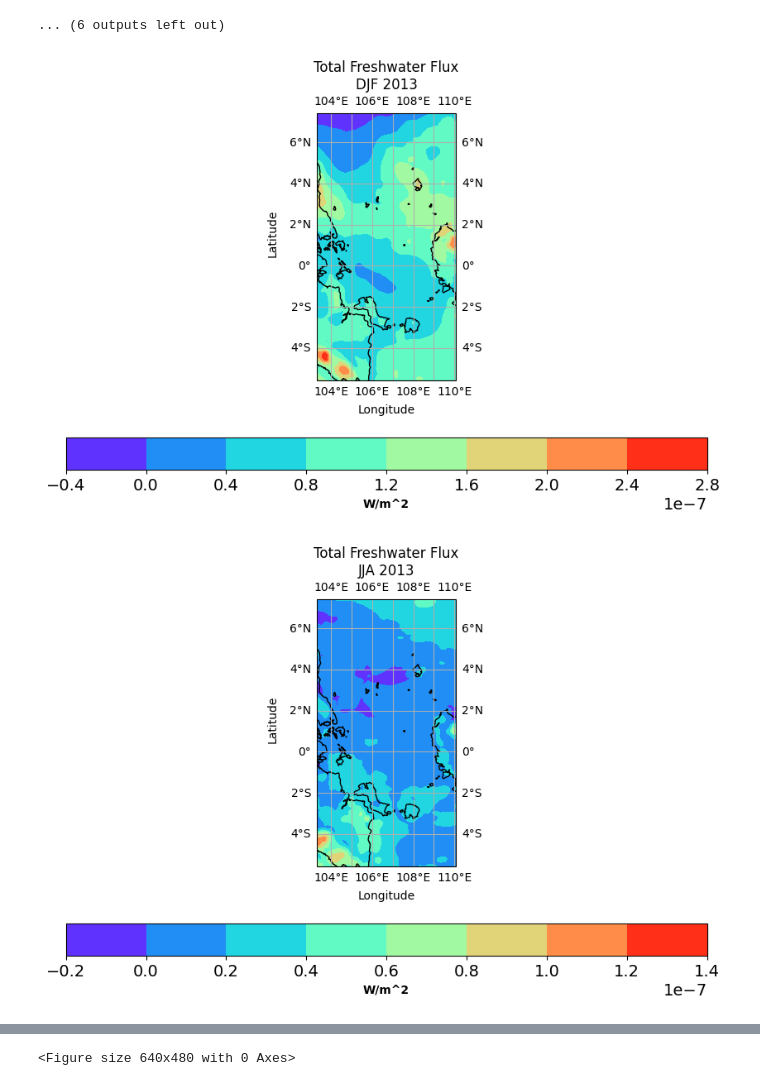
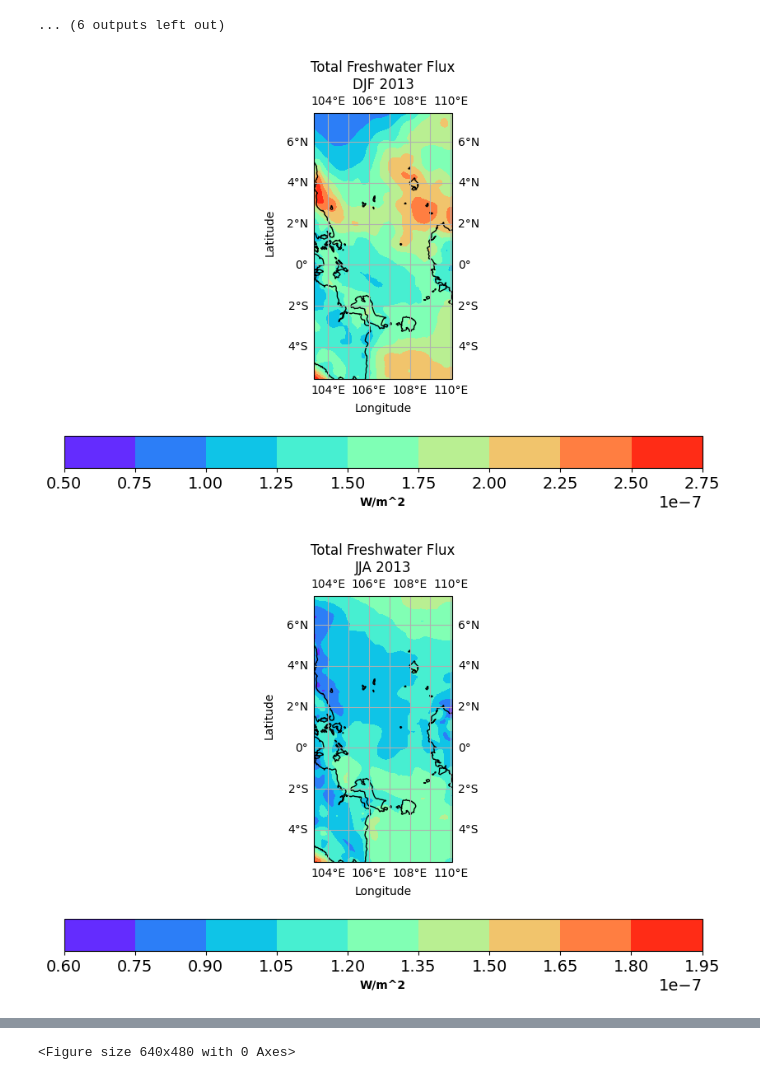
Before and after one commit to interapple123/PILA, a Jupyter notebook: data_viz.ipynb, the cells around one changed output, grey strips where cells are left out. Cells and saved outputs as stored; diff of their text form; code cells hidden in the pictures.

Commit message:
fix(viz): change the formula for total freshwater flux

```diff
--- a/data_viz.ipynb
+++ b/data_viz.ipynb
@@ -453,32 +436,32 @@ for variable in variablesFwFlux:
 # %%
 var1 = variablesFwFlux[0]
 var2 = variablesFwFlux[1]
 var3 = variablesFwFlux[2]
 
 lon = for_total_spasial_fw[var1][0]["longitude"]
 lat = for_total_spasial_fw[var1][0]['latitude']
 
 time = for_total_timeseries_fw[var1]["valid_time"]
 
 for i in range(4):
-    var1_value_fw = for_total_spasial_fw[var1][i]
-    var2_value_fw = for_total_spasial_fw[var2][i]
-    var3_value_fw = for_total_spasial_fw[var3][i]
+    evap_value_fw = for_total_spasial_fw[var1][i]
+    surfrunoff_value_fw = for_total_spasial_fw[var2][i]
+    totprecip_value_fw = for_total_spasial_fw[var3][i]
 
-    season = var1_value_fw["season"].values
+    season = evap_value_fw["season"].values
 
-    Qnet_space = var1_value_fw + var2_value_fw + var3_value_fw
+    Qnet_space = totprecip_value_fw - evap_value_fw - surfrunoff_value_fw
 
     spasial_plot_waktu_total(lon, lat, season, Qnet_space, variablesDictFwFlux["total_freshwater_flux"], folderpath)
 
 
-var1_value_fw_ts = for_total_timeseries_fw[var1]
-var2_value_fw_ts = for_total_timeseries_fw[var2]
-var3_value_fw_ts = for_total_timeseries_fw[var3]
+evap_value_fw_ts = for_total_timeseries_fw[var1]
+surfrunoff_value_fw_ts = for_total_timeseries_fw[var2]
+totprecip_value_fw_ts = for_total_timeseries_fw[var3]
 
-Qnet_time = var1_value_fw_ts + var2_value_fw_ts + var3_value_fw_ts
+Qnet_time = totprecip_value_fw_ts - evap_value_fw_ts - surfrunoff_value_fw_ts
 
 waktu_plot_spasial_total(Qnet_time, time, variablesDictFwFlux["total_freshwater_flux"], folderpath)
 # %% [output]
-[figure, old version]
+[figure, new version]
-[figure, old version]
+[figure, new version]
```
Also changed, not shown: parts of 5 cells of this notebook.
